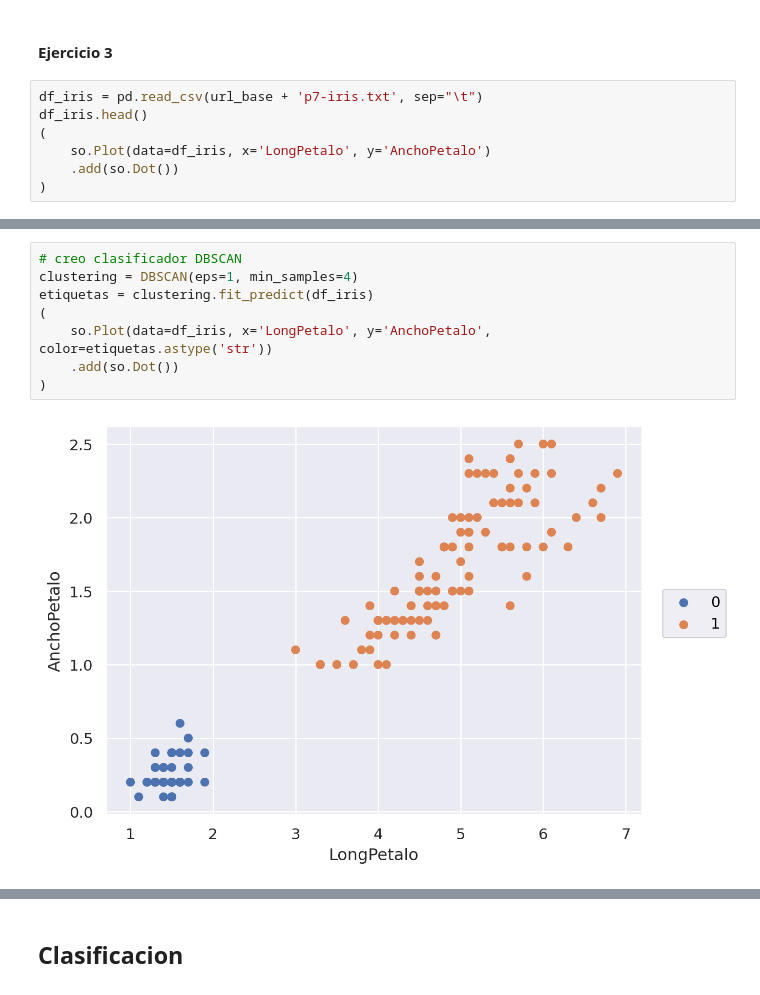
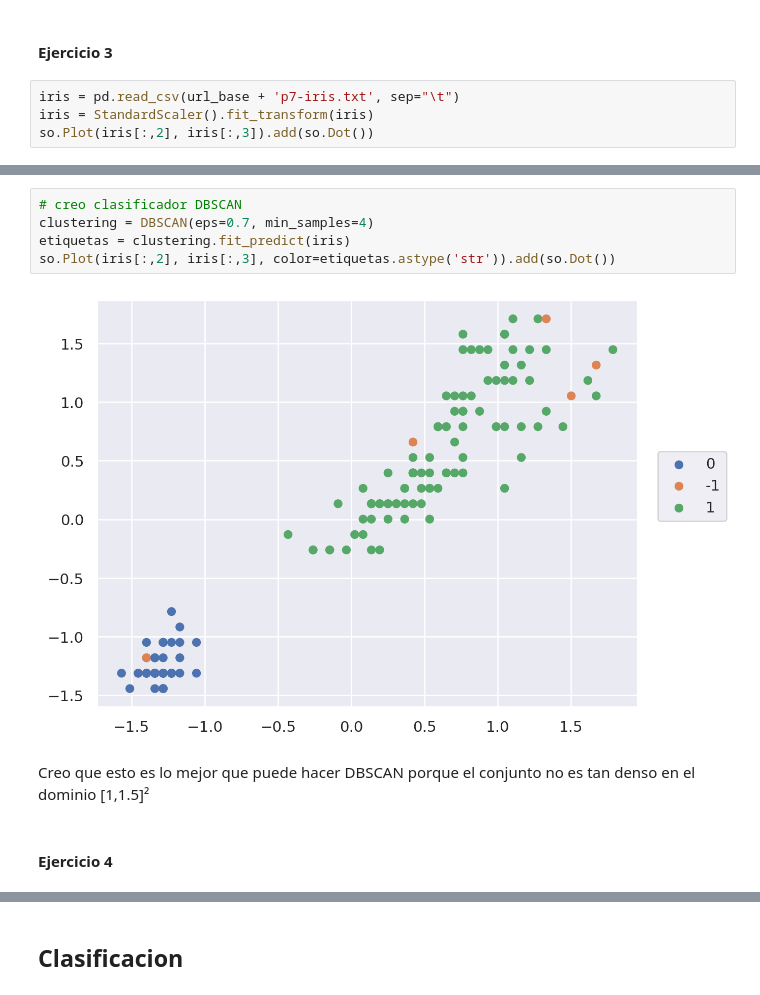
Before and after one commit to lmendezayl/uba-ldd-ic, a Jupyter notebook: guias/soluciones/practica8.ipynb, the cells around one changed output, grey strips where cells are left out. Drawn from its saved outputs; the diff is of its cells as text.

```diff
--- a/guias/soluciones/practica8.ipynb
+++ b/guias/soluciones/practica8.ipynb
@@ -559,10 +552,7 @@ Salia con K-Means igual este ultimo.
 # %% [markdown]
 #### Ejercicio 3
 # %%
-df_iris = pd.read_csv(url_base + 'p7-iris.txt', sep="\t")
-df_iris.head()
-(
-    so.Plot(data=df_iris, x='LongPetalo', y='AnchoPetalo')
-    .add(so.Dot())
-)
+iris = pd.read_csv(url_base + 'p7-iris.txt', sep="\t")
+iris = StandardScaler().fit_transform(iris)
+so.Plot(iris[:,2], iris[:,3]).add(so.Dot())
 # %% [output]
@@ -570,10 +560,11 @@ df_iris.head()
 # %%
 # creo clasificador DBSCAN
-clustering = DBSCAN(eps=1, min_samples=4)
-etiquetas = clustering.fit_predict(df_iris)
-(
-    so.Plot(data=df_iris, x='LongPetalo', y='AnchoPetalo', color=etiquetas.astype('str'))
-    .add(so.Dot())
-)
+clustering = DBSCAN(eps=0.7, min_samples=4)
+etiquetas = clustering.fit_predict(iris)
+so.Plot(iris[:,2], iris[:,3], color=etiquetas.astype('str')).add(so.Dot())
 # %% [output]
-[figure, old version]
+[figure, new version]
+# %% [markdown]
+Creo que esto es lo mejor que puede hacer DBSCAN porque el conjunto no es tan denso en el dominio [1,1.5]²
+# %% [markdown]
+#### Ejercicio 4
```
Also changed, not shown: parts of 19 cells of this notebook.
